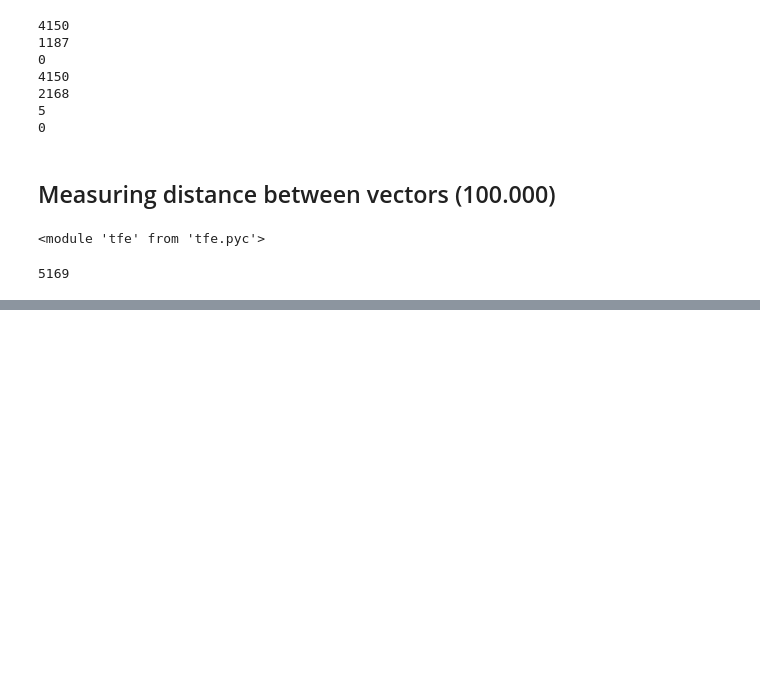
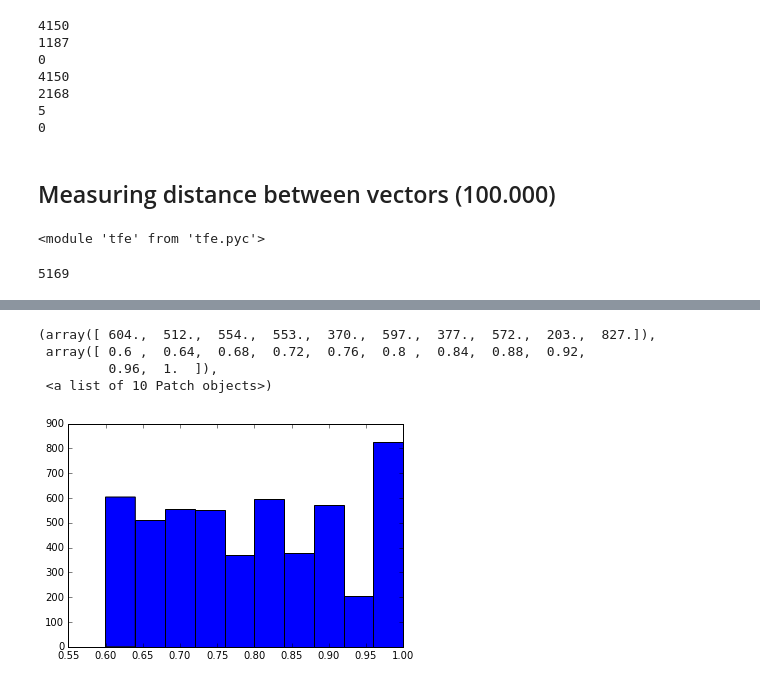
Before and after one commit to cinai/identification-algorithms, a Jupyter notebook: Algoritmo 3/Feature Extractor Machine.ipynb, the cells around one changed output, grey strips where cells are left out. Saved outputs shown, nothing was run; the diff lists cells and outputs as text; code cells hidden in the pictures; blank space fills up the shorter version.

```diff
--- a/Algoritmo 3/Feature Extractor Machine.ipynb
+++ b/Algoritmo 3/Feature Extractor Machine.ipynb
@@ -567,12 +583,12 @@ print delta_time
 # %%
-identified_indexs = []
-wrong_indexs = []
-correct_indexs = []
-selected_indexs = []
+identified_indexs = [] #almacena los indices de que secuencia fue seleccionada como match
+wrong_indexs = [] # almacena los indices de los que se clasificaron incorrectamente
+correct_indexs = [] # almacena los indices de los que se clasificaron correctamente
+selected_distance = [] # almacena la distancia de los seleccionados
 n_identified = 0
 for i in range(limit):
-    the_index = np.argmin(iden_matrix[:,i])
-    selected_indexs.append(np.max(iden_matrix[:,i]))
+    the_index = np.argmin(a_matrix[:,i])
+    selected_distance.append(np.max(a_matrix[:,i]))
     identified_indexs.append(the_index)
     if(the_index!=i):
         wrong_indexs.append(the_index)
@@ -581,0 +619,11 @@ for i in range(limit):
+# %%
+abril_the_rois = []
+init_time = time.time()
+for i in range(limit):
+    #print i
+    an_id = ids_abril[i]
+    abril_sequence = datos_abril.loc[datos_abril.id==an_id]
+    rois = tfe.get_ROIs(abril_sequence,0.6)
+    abril_the_rois.append(rois)
+delta_time = time.time()-init_time
+print delta_time
@@ -581,0 +632,11 @@ for i in range(limit):
+# %%
+septiembre_the_rois = []
+init_time = time.time()
+for i in range(limit):
+    print i
+    an_id = ids_abril[i]
+    septiembre_sequence = datos_septiembre.loc[datos_septiembre.id==an_id]
+    rois = tfe.get_ROIs(septiembre_sequence,0.6)
+    septiembre_the_rois.append(rois)
+delta_time = time.time()-init_time
+print delta_time
@@ -581,0 +666,14 @@ for i in range(limit):
+# %%
+the_sums = []
+the_lengths = []
+for i in range(len(the_rois)):
+    the_sums.append(the_rois[i][1])
+    the_lengths.append(len(the_rois[i][0]))
+# %%
+plt.hist(the_sums)
+# %% [output]
+(array([ 604.,  512.,  554.,  553.,  370.,  597.,  377.,  572.,  203.,  827.]),
+ array([ 0.6 ,  0.64,  0.68,  0.72,  0.76,  0.8 ,  0.84,  0.88,  0.92,
+         0.96,  1.  ]),
+ <a list of 10 Patch objects>)
+[figure, added]
```
Also changed, not shown: parts of 27 cells of this notebook, 3 other files.
